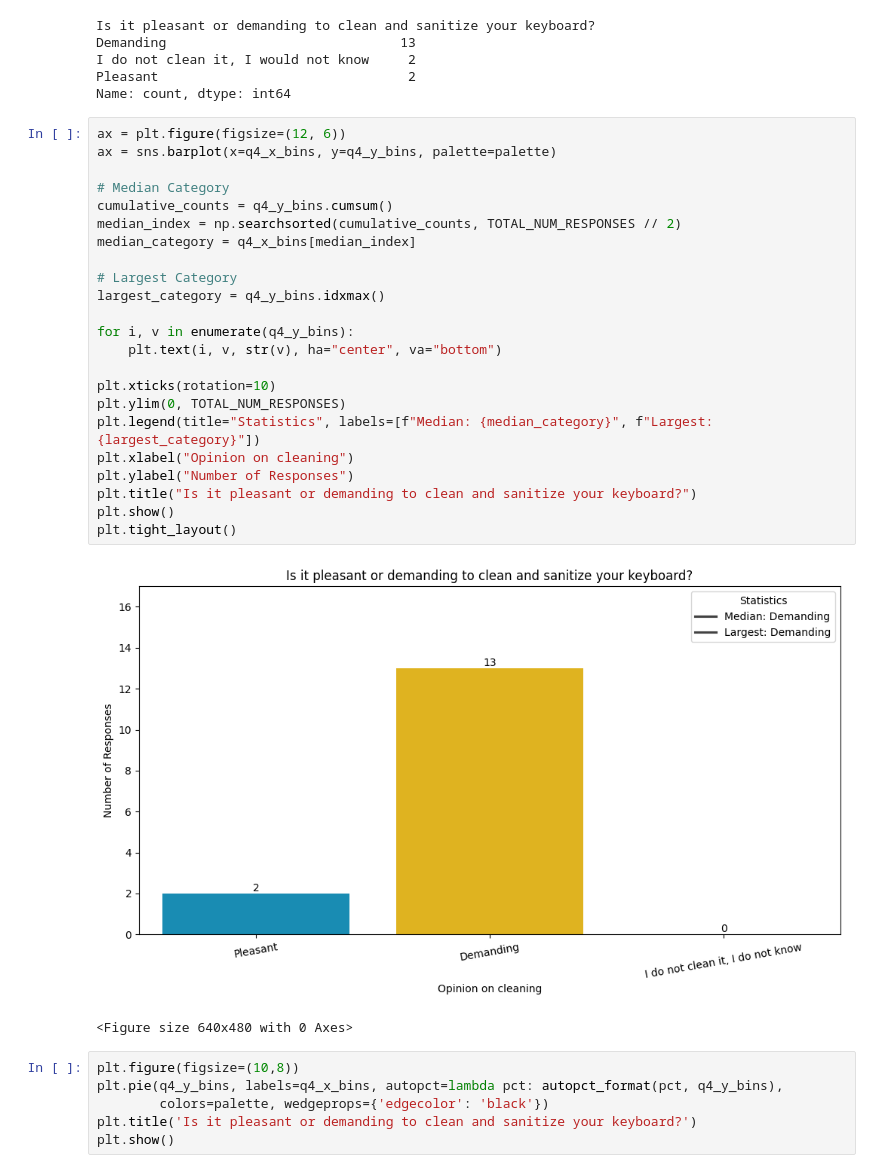
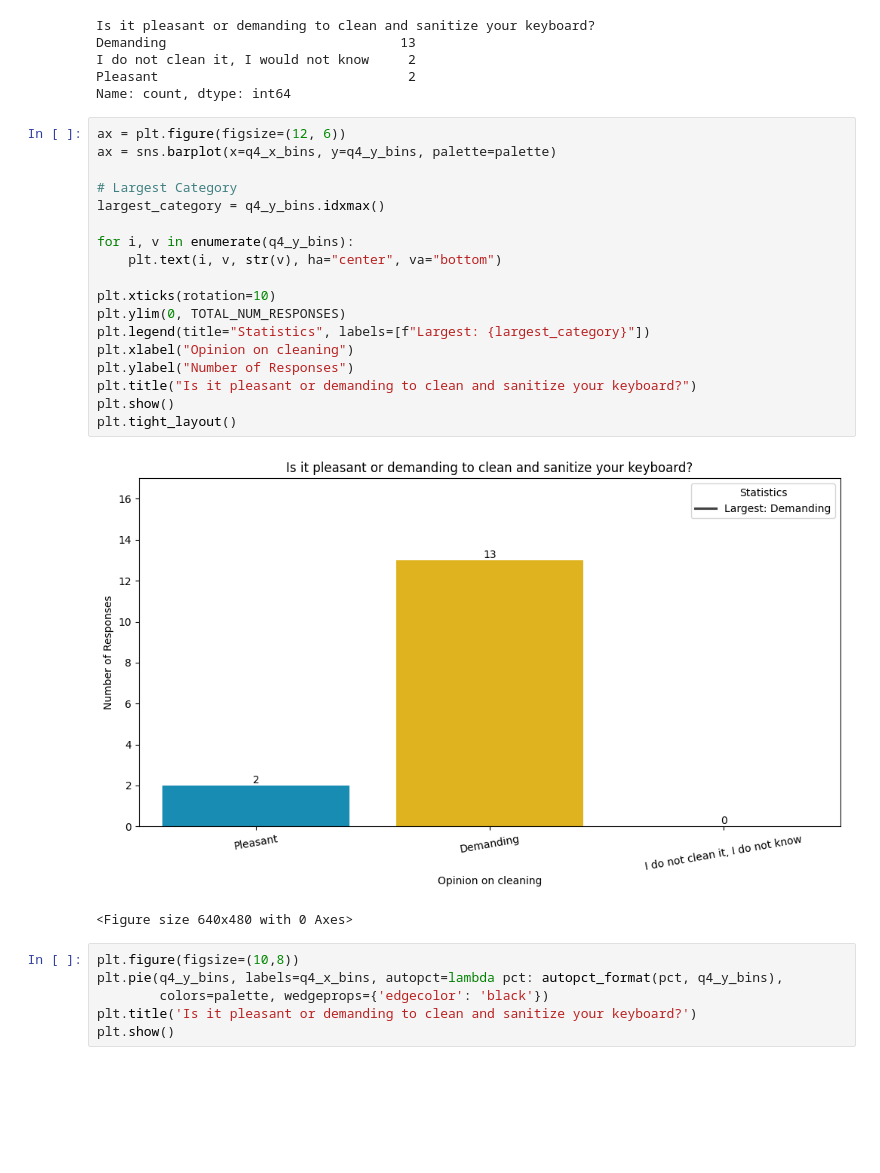
Before and after one commit to SDP-Group6/data_analysis, a Jupyter notebook: survey_data_analysis.ipynb, the cells around one changed output. Drawn from its saved outputs; the diff is of its cells as text; blank space fills up the shorter version.

```diff
--- a/survey_data_analysis.ipynb
+++ b/survey_data_analysis.ipynb
@@ -254,28 +248,23 @@ Name: count, dtype: int64
 # %%
 ax = plt.figure(figsize=(12, 6))
 ax = sns.barplot(x=q4_x_bins, y=q4_y_bins, palette=palette)
-
-# Median Category
-cumulative_counts = q4_y_bins.cumsum()
-median_index = np.searchsorted(cumulative_counts, TOTAL_NUM_RESPONSES // 2)
-median_category = q4_x_bins[median_index]
 
 # Largest Category
 largest_category = q4_y_bins.idxmax()
 
 for i, v in enumerate(q4_y_bins):
     plt.text(i, v, str(v), ha="center", va="bottom")
 
 plt.xticks(rotation=10)
 plt.ylim(0, TOTAL_NUM_RESPONSES)
-plt.legend(title="Statistics", labels=[f"Median: {median_category}", f"Largest: {largest_category}"])
+plt.legend(title="Statistics", labels=[f"Largest: {largest_category}"])
 plt.xlabel("Opinion on cleaning")
 plt.ylabel("Number of Responses")
 plt.title("Is it pleasant or demanding to clean and sanitize your keyboard?")
 plt.show()
 plt.tight_layout()
 # %% [output]
-[figure, old version]
+[figure, new version]
 <Figure size 640x480 with 0 Axes>
 # %%
 plt.figure(figsize=(10,8))
```
Also changed, not shown: parts of 53 cells of this notebook.
